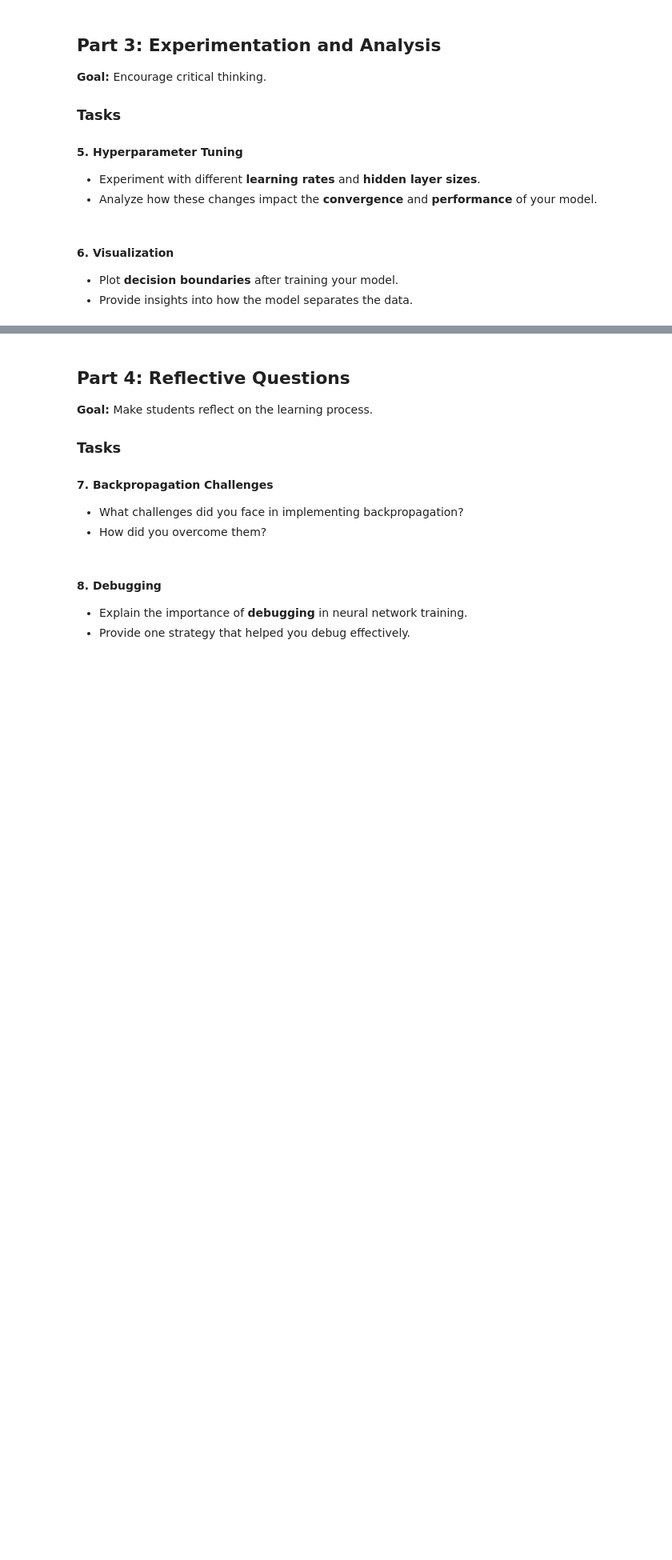
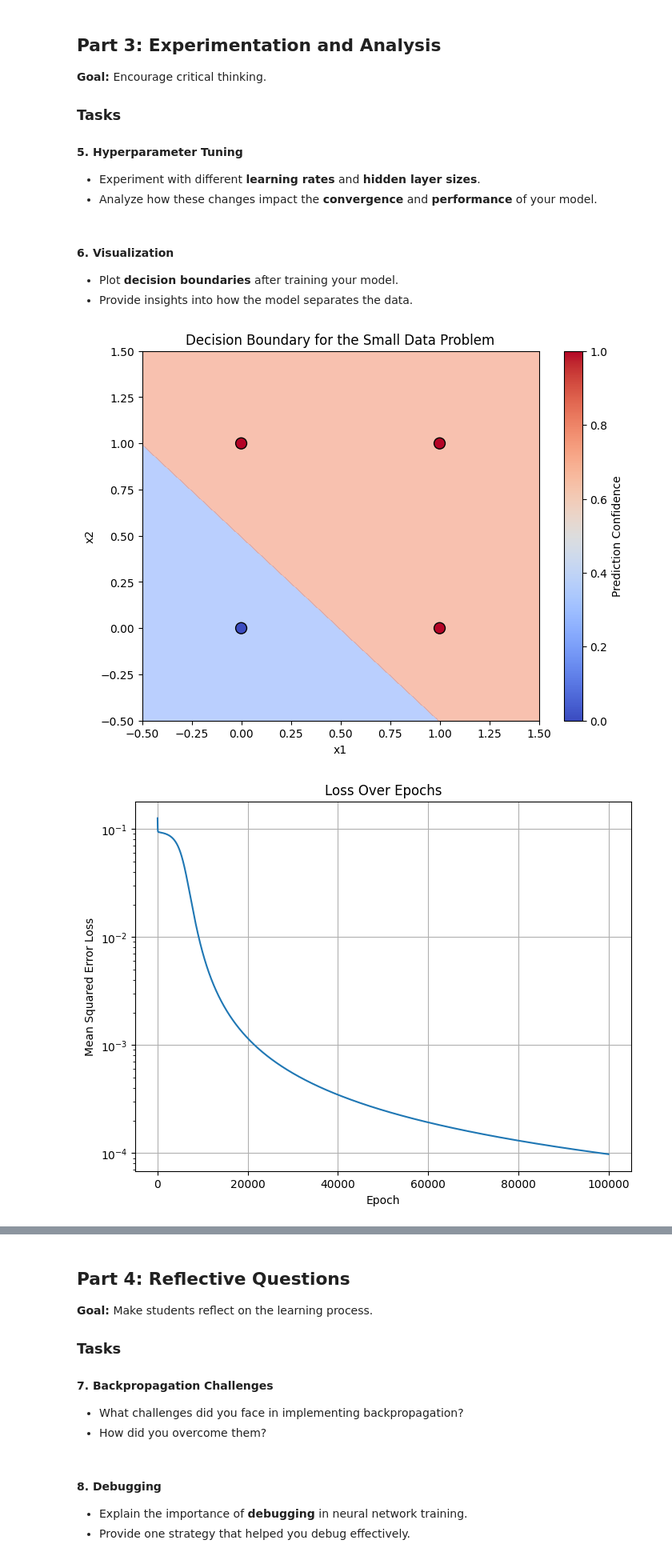
Before and after one commit to EduardoIsWorking/CSCI4931, a Jupyter notebook: HW1/eGalvez_HW1.ipynb, the cells around one changed output, grey strips where cells are left out. Shown at 80% size. Drawn from its saved outputs; the diff is of its cells as text; code cells hidden in the pictures; blank space fills up the shorter version.

```diff
--- a/HW1/eGalvez_HW1.ipynb
+++ b/HW1/eGalvez_HW1.ipynb
@@ -159,3 +561,74 @@ d) Consider **mean squared error (MSE)** as the loss/error function.
 
 - Plot **decision boundaries** after training your model.
 - Provide insights into how the model separates the data.
+# %%
+np.random.seed(42)
+hidden_size = 10
+input_size = 2
+output_size = 1
+
+W1 = np.random.randn(input_size, hidden_size) * 0.01
+b1 = np.zeros((1, hidden_size))
+W2 = np.random.randn(hidden_size, output_size) * 0.01
+b2 = np.zeros((1, output_size))
+
+# The training loop for visualization
+learning_rate = 0.1
+epochs = 100000
+
+loss_hist = []
+
+for epoch in tqdm(range(epochs)):
+    # Forward propagation
+    Z1, A1, Z2, A2 = forward_propagation(X, W1, b1, W2, b2)
+
+    # compute loss MSE
+    m = Y.shape[0]
+    loss = (1/(2*m)) * np.sum((A2 - Y)**2)
+    loss_hist.append(loss)
+
+    # Backward propagation
+    dW1, db1, dW2, db2 = backward(Z1, A1, Z2, A2, Y)
+
+    # Update parameters
+    W1, b1, W2, b2 = update_weights(W1, b1, W2, b2, dW1, db1, dW2, db2)
+
+
+# Generate a grid of points to visualize decision boundary
+x1 = np.linspace(-0.5, 1.5, 100)
+x2 = np.linspace(-0.5, 1.5, 100)
+xx1, xx2 = np.meshgrid(x1, x2)
+grid = np.c_[xx1.ravel(), xx2.ravel()]
+
+# Predict on the grid
+_, _, _, Y_pred = forward_propagation(grid, W1, b1, W2, b2)
+Y_pred = Y_pred.reshape(xx1.shape)
+
+# Plot decision boundary
+plt.figure(figsize=(8, 6))
+plt.contourf(xx1, xx2, Y_pred, levels=[0, 0.5, 1], alpha=0.6, cmap="coolwarm")
+plt.scatter(X[:, 0], X[:, 1], c=Y.ravel(), edgecolors="k", cmap="coolwarm", s=100)
+plt.title("Decision Boundary for the Small Data Problem")
+plt.xlabel("x1")
+plt.ylabel("x2")
+plt.colorbar(label="Prediction Confidence")
+plt.show()
+
+
+# @TODO: Please draw epoch-loss plot here...
+
+plt.figure(figsize=(8, 6))
+plt.plot(loss_hist)
+plt.title('Loss Over Epochs')
+plt.xlabel('Epoch')
+plt.ylabel('Mean Squared Error Loss')
+plt.grid(True)
+plt.yscale('log')  # Use log scale for better visualization
+plt.show()
+
+print(f"Initial loss: {loss_hist[0]:.6f}")
+print(f"Final loss: {loss_hist[-1]:.6f}")
+print(f"Loss reduction: {loss_hist[0] - loss_hist[-1]:.6f}")
+# %% [output]
+[figure, added]
+[figure, added]
```
Also changed, not shown: parts of 9 cells of this notebook, 1 other file.
